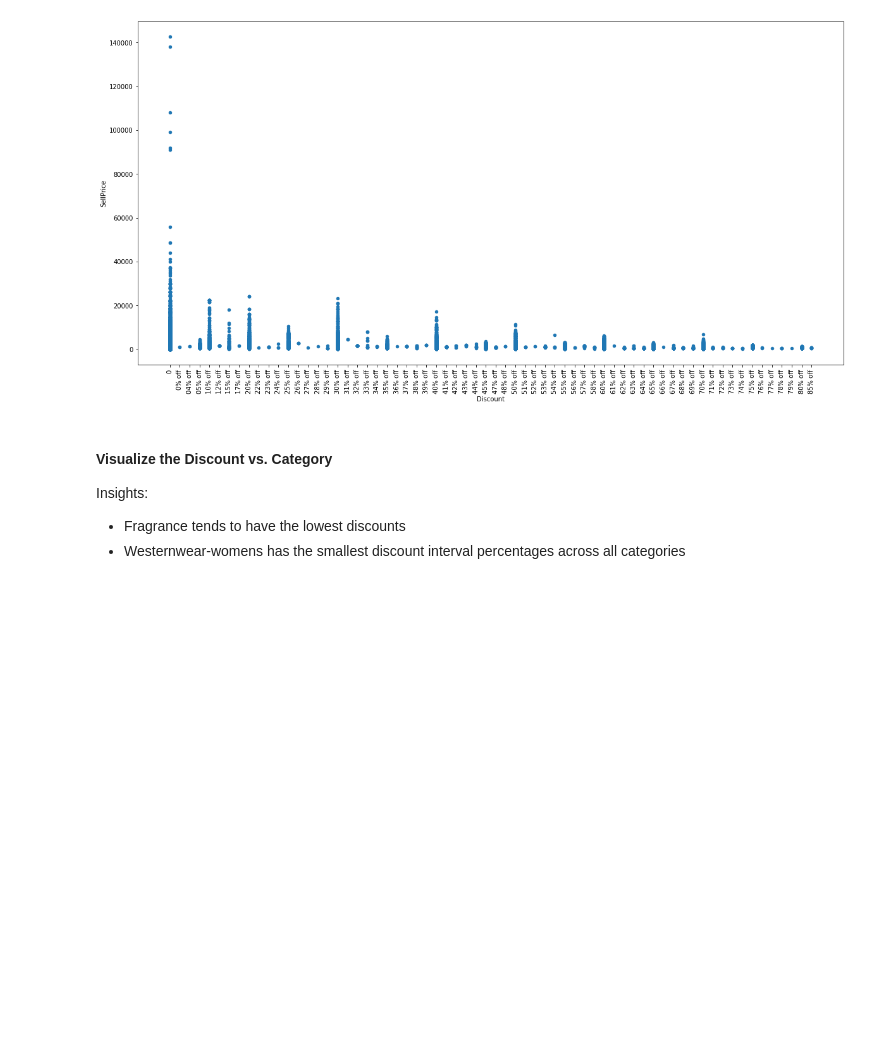
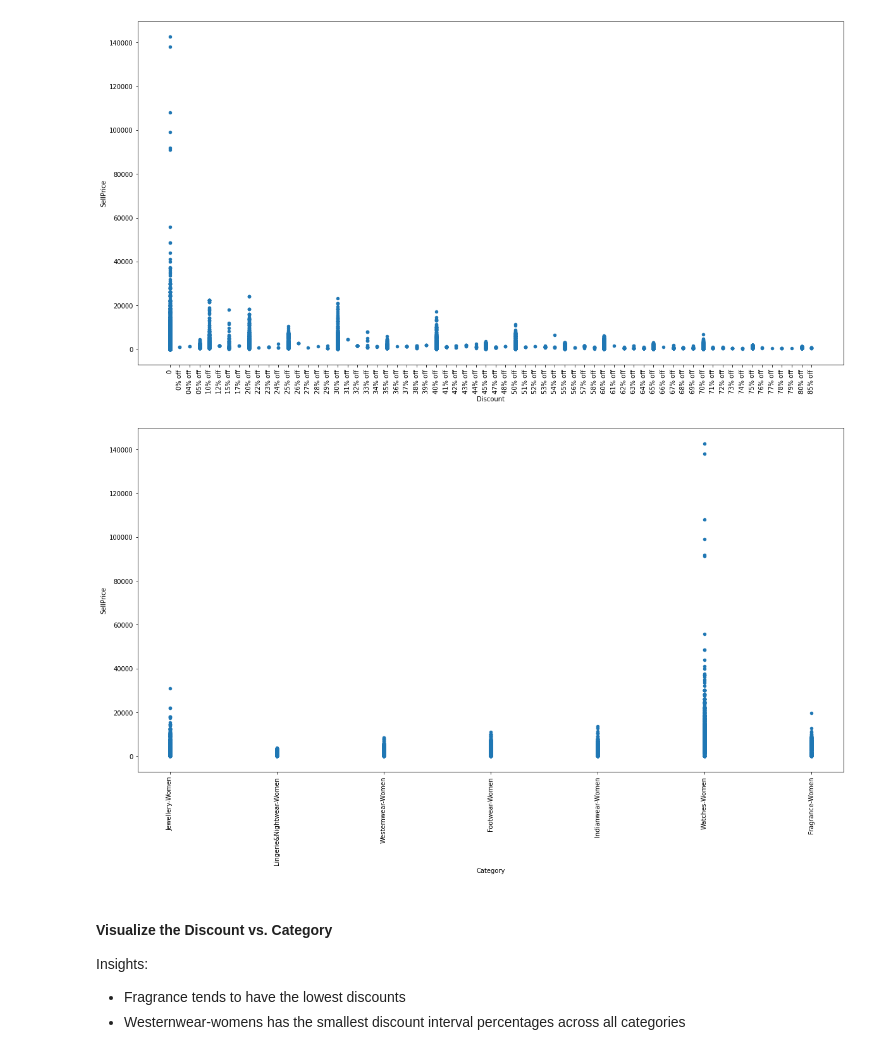
Before and after one commit to wbb-67/Fashion-Ecommerce-Data-Visualization, a Jupyter notebook: Fashion Ecommerce Data Visualizations.ipynb, the cells around one changed output. Cells and saved outputs as stored; diff of their text form; code cells hidden in the pictures; blank space fills up the shorter version.

```diff
--- a/Fashion Ecommerce Data Visualizations.ipynb
+++ b/Fashion Ecommerce Data Visualizations.ipynb
@@ -101,6 +101,10 @@ Insights:
 plot_discount = df.plot.scatter(x='Discount', y='SellPrice', figsize=(20, 10), rot=90)
 # %% [output]
 [figure]
+# %%
+plot_sellprice = df.plot.scatter(x='Category', y='SellPrice', figsize=(20, 10), rot=90)
+# %% [output]
+[figure, added]
 # %% [markdown]
 #### Visualize the Discount vs. Category
 Insights:
```
